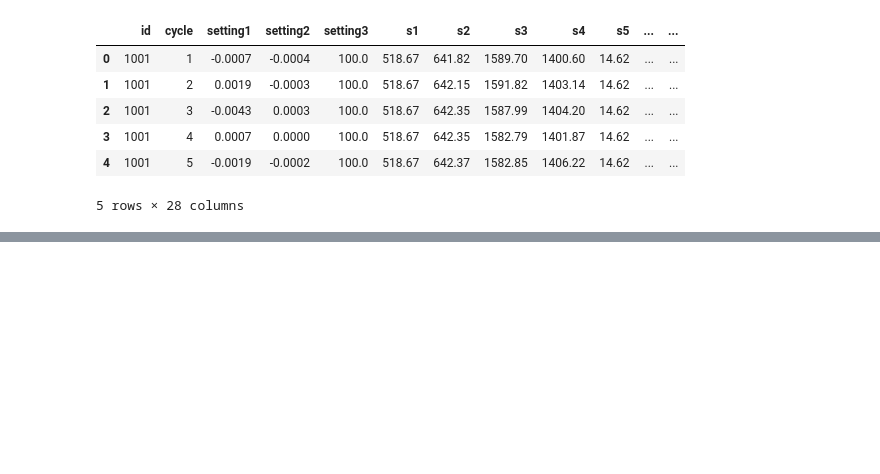
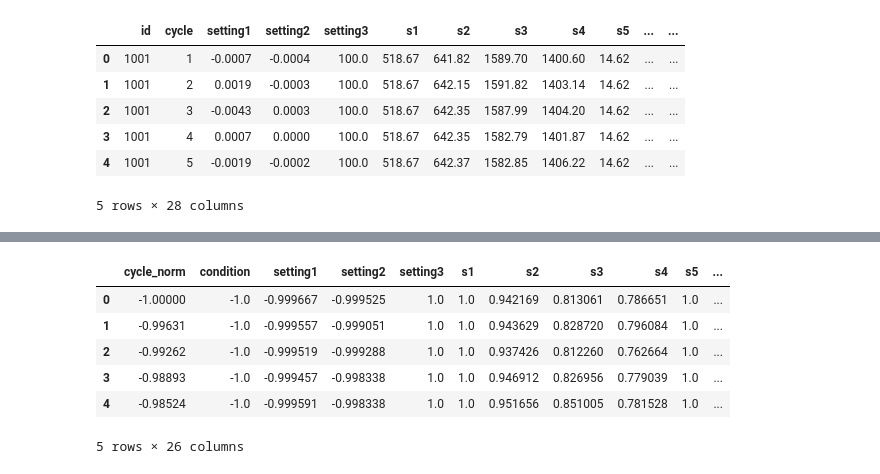
Before and after one commit to sabderra/predictive-maintenance-lstm, a Jupyter notebook: train.ipynb, the cells around one changed output, grey strips where cells are left out. Drawn from its saved outputs; the diff is of its cells as text; code cells hidden in the pictures; blank space fills up the shorter version.

```diff
--- a/train.ipynb
+++ b/train.ipynb
@@ -467,0 +273,13 @@ model.compile(loss=rmse, optimizer=opt, metrics=['mse', 'mae'])
+# %%
+# Set up the columns that will be scaled
+train_df['cycle_norm'] = train_df['cycle']
+
+# Transform all columns except id, cycle, and RUL
+cols_transform = train_df.columns.difference(['id','cycle', 'RUL'])
+
+xform_train_df = pd.DataFrame(pipeline.fit_transform(train_df[cols_transform]),
+                             columns=cols_transform,
+                             index=train_df.index)
+join_df = train_df[train_df.columns.difference(cols_transform)].join(xform_train_df)
+train_df = join_df.reindex(columns = train_df.columns)
+train_df.head()
@@ -771,0 +570,10 @@ This tutorial covers the basics of using deep learning in predictive maintenance
+# %%
+test_df.head()[feature_cols]
+# %% [output]
+|  | cycle_norm | condition | setting1 | setting2 | setting3 | s1 | s2 | s3 | s4 | s5 | ... |
+| 0 | -1.00000 | -1.0 | -0.999667 | -0.999525 | 1.0 | 1.0 | 0.942169 | 0.813061 | 0.786651 | 1.0 | ... |
+| 1 | -0.99631 | -1.0 | -0.999557 | -0.999051 | 1.0 | 1.0 | 0.943629 | 0.828720 | 0.796084 | 1.0 | ... |
+| 2 | -0.99262 | -1.0 | -0.999519 | -0.999288 | 1.0 | 1.0 | 0.937426 | 0.812260 | 0.762664 | 1.0 | ... |
+| 3 | -0.98893 | -1.0 | -0.999457 | -0.998338 | 1.0 | 1.0 | 0.946912 | 0.826956 | 0.779039 | 1.0 | ... |
+| 4 | -0.98524 | -1.0 | -0.999591 | -0.998338 | 1.0 | 1.0 | 0.951656 | 0.851005 | 0.781528 | 1.0 | ... |
+5 rows × 26 columns
```
Also changed, not shown: parts of 124 cells of this notebook.
